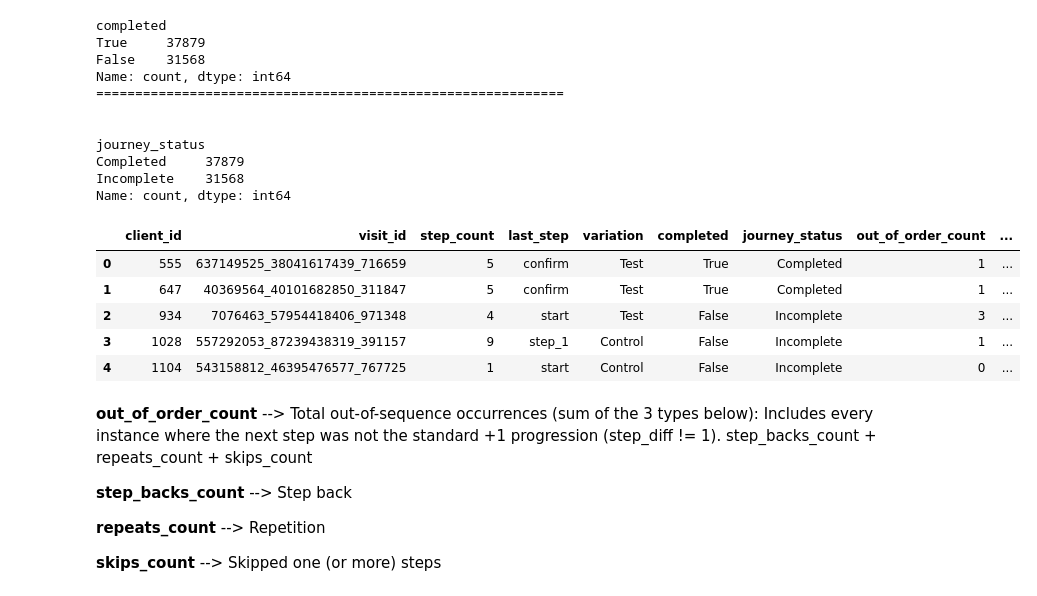
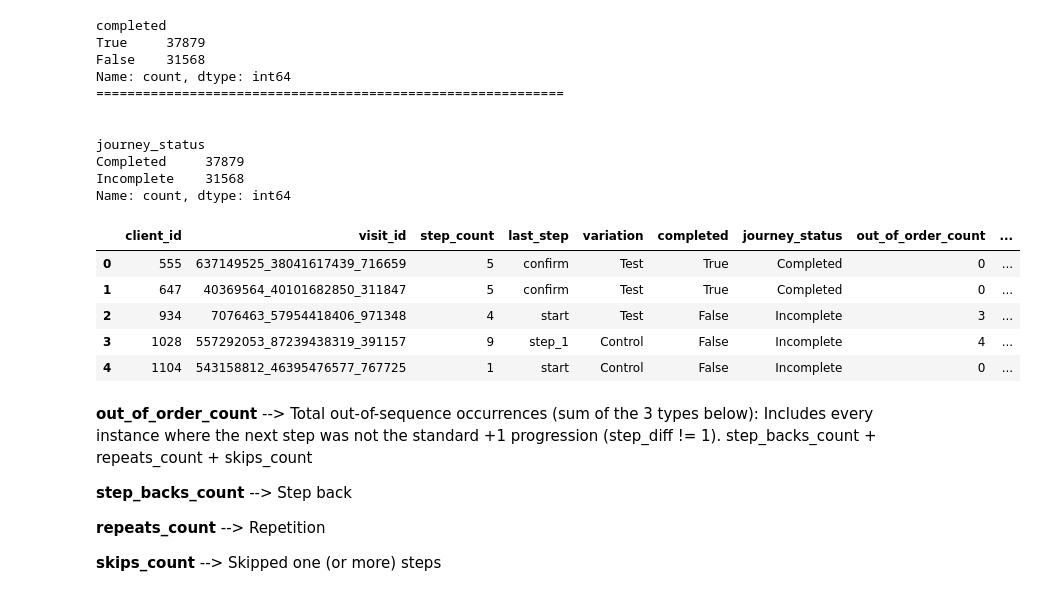
Before and after one commit to gebra117649/vanguard-project, a Jupyter notebook: notebooks/master_session_data.ipynb, the cells around one changed output. Saved outputs shown, nothing was run; the diff lists cells and outputs as text; code cells hidden in the pictures.

```diff
--- a/notebooks/master_session_data.ipynb
+++ b/notebooks/master_session_data.ipynb
@@ -312,7 +312,7 @@ web_data['date_time'] = pd.to_datetime(web_data['date_time'])
 web_data = web_data.sort_values(by=['client_id','visit_id', 'date_time']).reset_index(drop=True)
 
 # 3. Numbering of steps
-step_map = {'start': 0, 'step1': 1, 'step2': 2, 'step3': 3, 'confirm': 4}
+step_map = {'start': 0, 'step_1': 1, 'step_2': 2, 'step_3': 3, 'confirm': 4}
 web_data['step_num'] = web_data['process_step'].map(step_map)
 
 # 4. The previous step within the same (client_id, visit_id) session
@@ -327,37 +327,37 @@ web_data['is_out_of_order'] = web_data['prev_step_num'].notna() & (web_data['ste
 
 # B) Real step backward (e.g step_2 --> step_1, step_diff < 0)
 web_data['is_step_back'] = web_data['prev_step_num'].notna() & (web_data['step_diff'] < 0)
 
 # C) Repeat (step1 --> step1, step_diff == 0)
 web_data['is_repeat'] = web_data['prev_step_num'].notna() & (web_data['step_diff'] == 0)
 
 # D) Skip a step (step1 --> step3, step_diff > 1)
 web_data['is_skip'] = web_data['prev_step_num'].notna() & (web_data['step_diff'] > 1)
 
 # 6. Aggregation to the session level + joining to the df
 order_summary = web_data.groupby(['client_id', 'visit_id']).agg(
     out_of_order_count=('is_out_of_order', 'sum'),
     step_backs_count=('is_step_back', 'sum'),
     repeats_count=('is_repeat', 'sum'),
     skips_count=('is_skip', 'sum'),
     starts_at_start=('step_num', lambda x: x.iloc[0] == 0)
 ).reset_index()
 
 # Was there any sequencing error in the session? T/F
 order_summary['follows_right_order'] = (order_summary['out_of_order_count'] == 0) & (order_summary['starts_at_start'])
 
 # 7. Merge with the df
 sessions_data = pd.merge(sessions_data, order_summary, on=['client_id', 'visit_id'], how='left')
 
 
 # check
 sessions_data.head()
 # %% [output]
 |  | client_id | visit_id | step_count | last_step | variation | completed | journey_status | out_of_order_count | ... |
-| 0 | 555 | 637149525_38041617439_716659 | 5 | confirm | Test | True | Completed | 1 | ... |
-| 1 | 647 | 40369564_40101682850_311847 | 5 | confirm | Test | True | Completed | 1 | ... |
+| 0 | 555 | 637149525_38041617439_716659 | 5 | confirm | Test | True | Completed | 0 | ... |
+| 1 | 647 | 40369564_40101682850_311847 | 5 | confirm | Test | True | Completed | 0 | ... |
 | 2 | 934 | 7076463_57954418406_971348 | 4 | start | Test | False | Incomplete | 3 | ... |
-| 3 | 1028 | 557292053_87239438319_391157 | 9 | step_1 | Control | False | Incomplete | 1 | ... |
+| 3 | 1028 | 557292053_87239438319_391157 | 9 | step_1 | Control | False | Incomplete | 4 | ... |
 | 4 | 1104 | 543158812_46395476577_767725 | 1 | start | Control | False | Incomplete | 0 | ... |
 # %% [markdown]
 **out_of_order_count** --> Total out-of-sequence occurrences (sum of the 3 types below):
```
Also changed, not shown: parts of 9 cells of this notebook, 14 other files.
